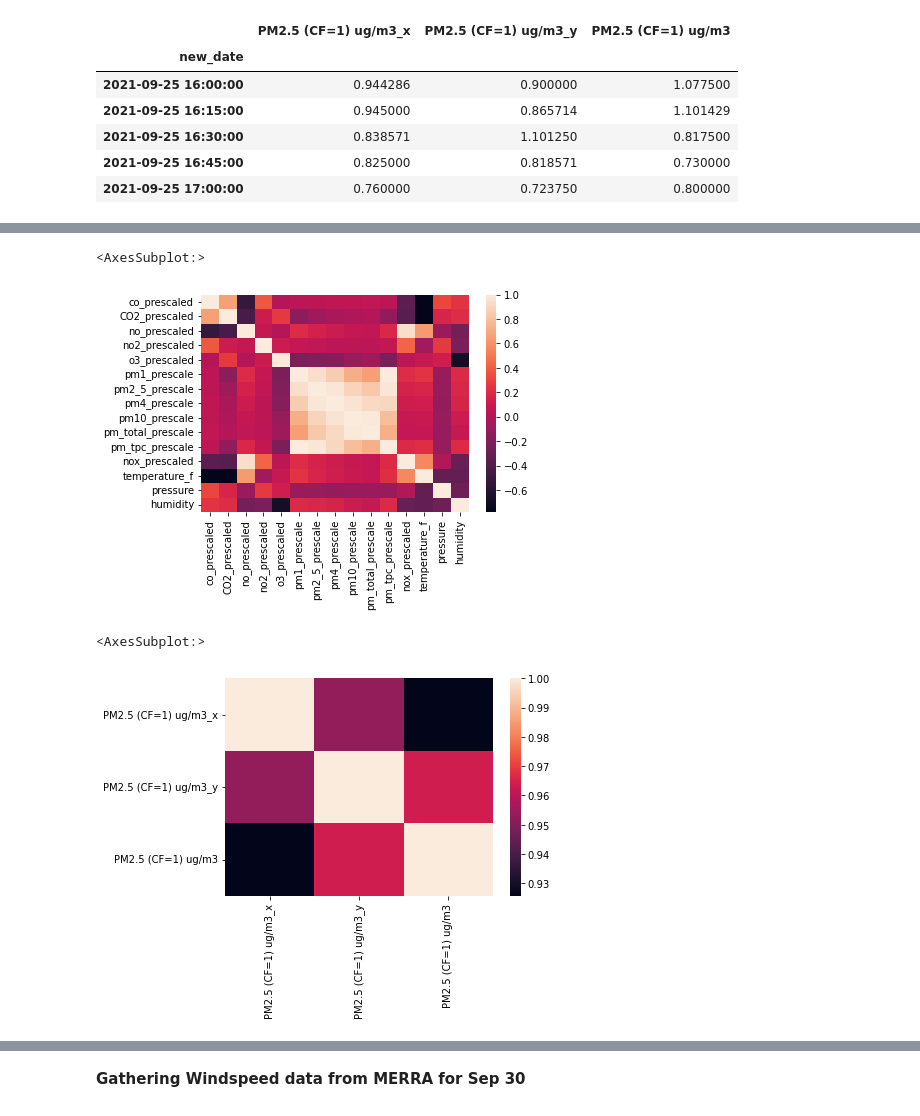
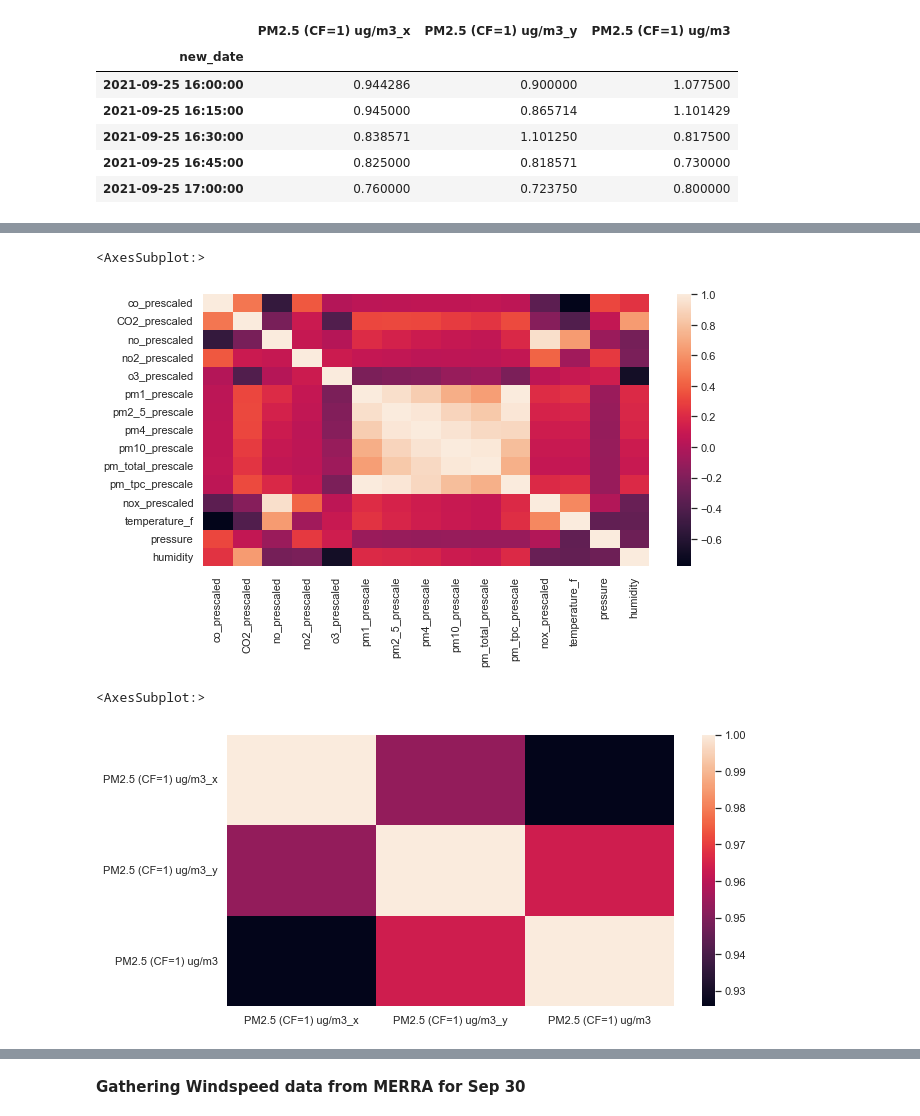
Before and after one commit to mihakim2/2021Fall_finals, a Jupyter notebook: correlations.ipynb, the cells around one changed output, grey strips where cells are left out. Drawn from its saved outputs; the diff is of its cells as text; code cells hidden in the pictures.

```diff
--- a/correlations.ipynb
+++ b/correlations.ipynb
@@ -126,15 +128,16 @@ df3.corr()
 # %%
 #Correlation heatmap for UIUC Sensor Data
+sns.set(rc={'figure.figsize':(10,5)})
 sns.heatmap(df3.corr())
 # %% [output]
 <AxesSubplot:>
-[figure, old version]
+[figure, new version]
 # %%
 #Correlation heatmap for all Purple Air data
 sns.heatmap(temp_dfnew.corr())
 # %% [output]
 <AxesSubplot:>
-[figure, old version]
+[figure, new version]
 # %%
 #Correlation heatmap for combined sensor data
 sns.heatmap(final_df.corr())
```
Also changed, not shown: parts of 69 cells of this notebook, 1 other file.
